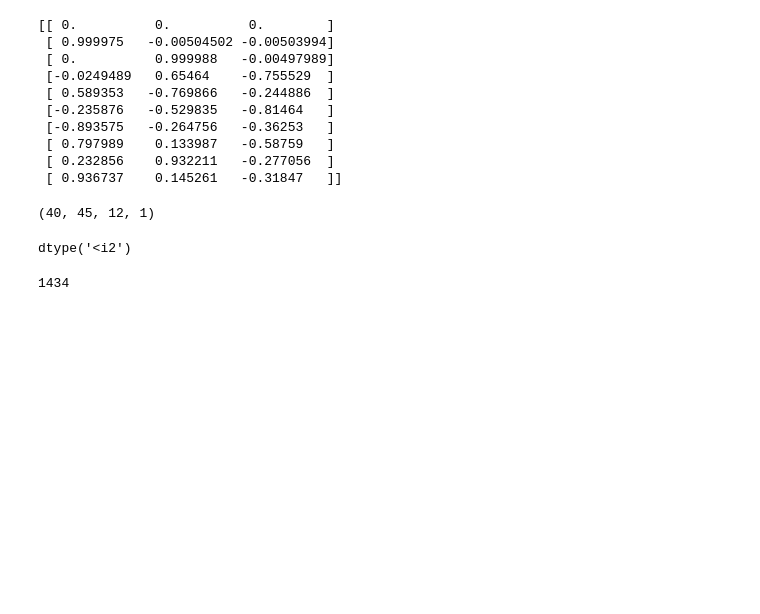
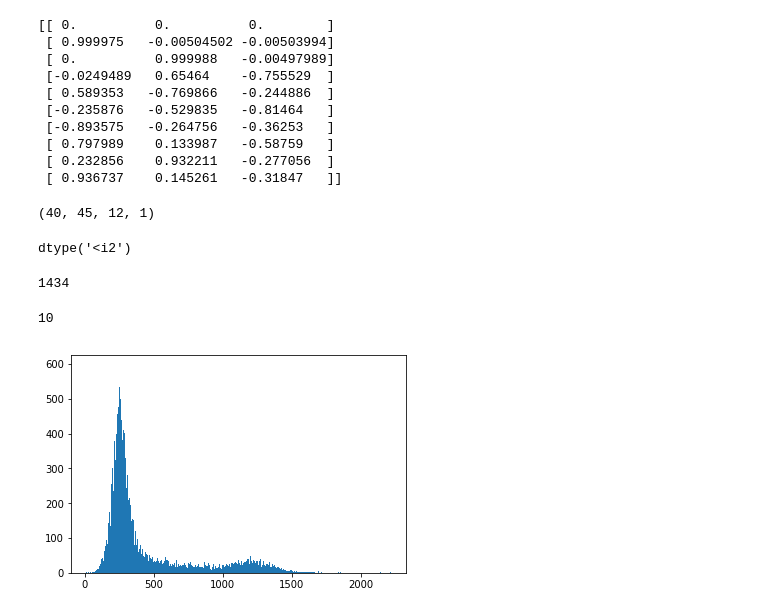
Before and after one commit to sameerd/DiffusionTensorImaging, a Jupyter notebook: notebooks/Free Water.ipynb, the cells around one changed output. Cells and saved outputs as stored; diff of their text form; code cells hidden in the pictures; blank space fills up the shorter version.

```diff
--- a/notebooks/Free Water.ipynb
+++ b/notebooks/Free Water.ipynb
@@ -75,3 +77,12 @@ dtype('<i2')
 S0s[:,:,10, 0].max()
 # %% [output]
 1434
+# %%
+S0s[:,:,:, 0].min()
+# %% [output]
+10
+# %%
+#histogram of the S0 values (b0 image)
+x = plt.hist(S0s.ravel(), 500)
+# %% [output]
+[figure, added]
```
Also changed, not shown: parts of 30 cells of this notebook, 1 other file.
